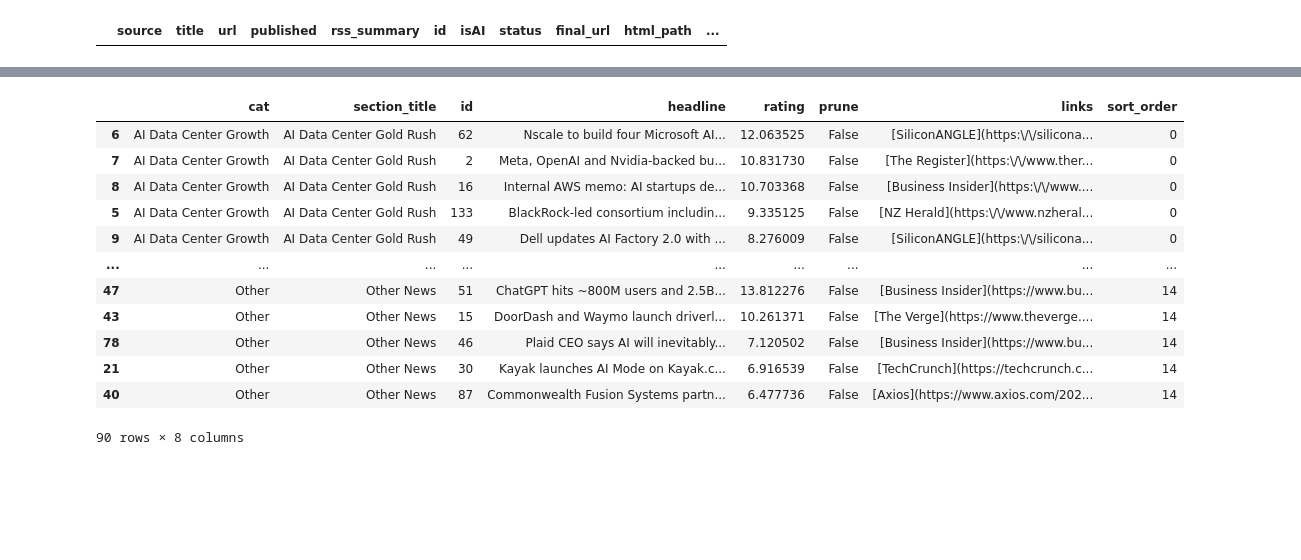
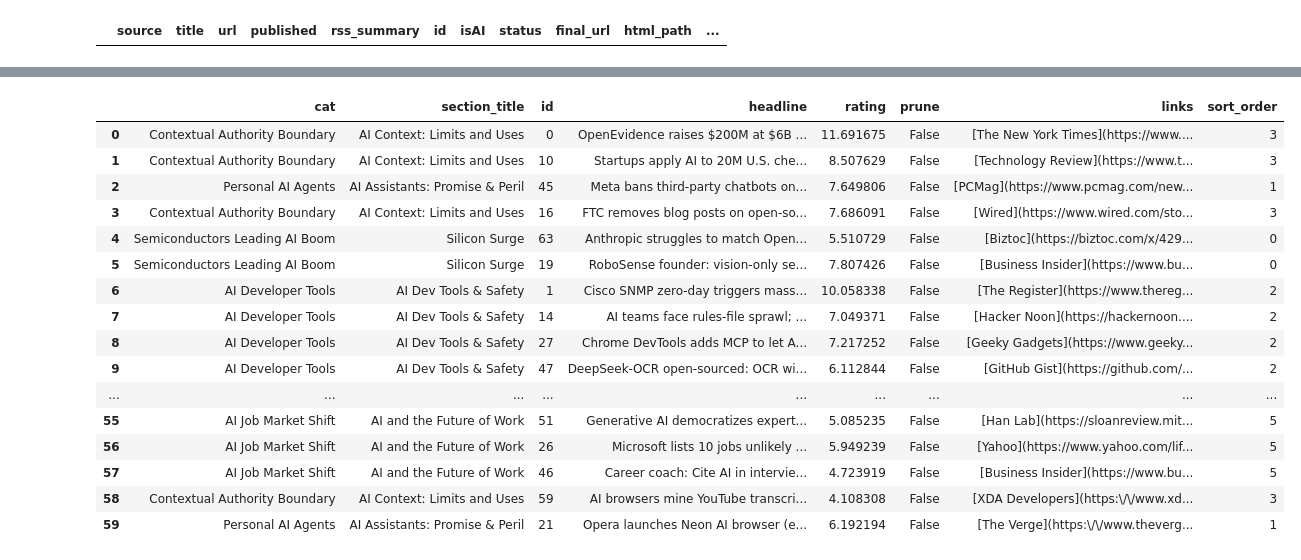
Before and after one commit to druce/OpenAIAgentsSDK, a Jupyter notebook: Run Agent.ipynb, the cells around one changed output, grey strips where cells are left out. Saved outputs shown, nothing was run; the diff lists cells and outputs as text; code cells hidden in the pictures; blank space fills up the shorter version.

Commit message:
refactor newsletter state

```diff
--- a/Run Agent.ipynb
+++ b/Run Agent.ipynb
@@ -145,13 +145,13 @@ sanitize_error_for_logging("log with some bad stuff for the filter: sk-proj-1234
 print("🚀 Creating NewsletterAgent...")
 
 do_download=False
-# reprocess_since=None
-reprocess_since='2025-10-14 19:00:00'
+reprocess_since=None
+# reprocess_since='2025-10-19 08:00:00'
 
 try:
     # set up state
-    session_id = 'test_newsletter_20251016175812252157'
-    step_name = 'step_07_select_sections'
+    session_id = 'test_newsletter_20251020085022924065'
+    step_name = 'cluster_topics'
 #     del session_id, step_names
 except Exception as e:
     print(e)
@@ -1081,21 +1102,25 @@ Drafted 90 stories across 15 sections
 # %%
-newsletter_section_df = state.newsletter_section_df.sort_values(["sort_order", "rating"],ascending=[True, False])
+newsletter_section_df = state.newsletter_section_df
 
 newsletter_section_df
 # %% [output]
 |  | cat | section_title | id | headline | rating | prune | links | sort_order |
-| 6 | AI Data Center Growth | AI Data Center Gold Rush | 62 | Nscale to build four Microsoft AI... | 12.063525 | False | [SiliconANGLE](https:\/\/silicona... | 0 |
-| 7 | AI Data Center Growth | AI Data Center Gold Rush | 2 | Meta, OpenAI and Nvidia-backed bu... | 10.831730 | False | [The Register](https:\/\/www.ther... | 0 |
-| 8 | AI Data Center Growth | AI Data Center Gold Rush | 16 | Internal AWS memo: AI startups de... | 10.703368 | False | [Business Insider](https:\/\/www.... | 0 |
-| 5 | AI Data Center Growth | AI Data Center Gold Rush | 133 | BlackRock-led consortium includin... | 9.335125 | False | [NZ Herald](https:\/\/www.nzheral... | 0 |
-| 9 | AI Data Center Growth | AI Data Center Gold Rush | 49 | Dell updates AI Factory 2.0 with ... | 8.276009 | False | [SiliconANGLE](https:\/\/silicona... | 0 |
+| 0 | Contextual Authority Boundary | AI Context: Limits and Uses | 0 | OpenEvidence raises $200M at $6B ... | 11.691675 | False | [The New York Times](https://www.... | 3 |
+| 1 | Contextual Authority Boundary | AI Context: Limits and Uses | 10 | Startups apply AI to 20M U.S. che... | 8.507629 | False | [Technology Review](https://www.t... | 3 |
+| 2 | Personal AI Agents | AI Assistants: Promise & Peril | 45 | Meta bans third-party chatbots on... | 7.649806 | False | [PCMag](https://www.pcmag.com/new... | 1 |
+| 3 | Contextual Authority Boundary | AI Context: Limits and Uses | 16 | FTC removes blog posts on open-so... | 7.686091 | False | [Wired](https://www.wired.com/sto... | 3 |
+| 4 | Semiconductors Leading AI Boom | Silicon Surge | 63 | Anthropic struggles to match Open... | 5.510729 | False | [Biztoc](https://biztoc.com/x/429... | 0 |
+| 5 | Semiconductors Leading AI Boom | Silicon Surge | 19 | RoboSense founder: vision-only se... | 7.807426 | False | [Business Insider](https://www.bu... | 0 |
+| 6 | AI Developer Tools | AI Dev Tools & Safety | 1 | Cisco SNMP zero-day triggers mass... | 10.058338 | False | [The Register](https://www.thereg... | 2 |
+| 7 | AI Developer Tools | AI Dev Tools & Safety | 14 | AI teams face rules-file sprawl; ... | 7.049371 | False | [Hacker Noon](https://hackernoon.... | 2 |
+| 8 | AI Developer Tools | AI Dev Tools & Safety | 27 | Chrome DevTools adds MCP to let A... | 7.217252 | False | [Geeky Gadgets](https://www.geeky... | 2 |
+| 9 | AI Developer Tools | AI Dev Tools & Safety | 47 | DeepSeek‑OCR open-sourced: OCR wi... | 6.112844 | False | [GitHub Gist](https://github.com/... | 2 |
 | ... | ... | ... | ... | ... | ... | ... | ... | ... |
-| 47 | Other | Other News | 51 | ChatGPT hits ~800M users and 2.5B... | 13.812276 | False | [Business Insider](https://www.bu... | 14 |
-| 43 | Other | Other News | 15 | DoorDash and Waymo launch driverl... | 10.261371 | False | [The Verge](https://www.theverge.... | 14 |
-| 78 | Other | Other News | 46 | Plaid CEO says AI will inevitably... | 7.120502 | False | [Business Insider](https://www.bu... | 14 |
-| 21 | Other | Other News | 30 | Kayak launches AI Mode on Kayak.c... | 6.916539 | False | [TechCrunch](https://techcrunch.c... | 14 |
-| 40 | Other | Other News | 87 | Commonwealth Fusion Systems partn... | 6.477736 | False | [Axios](https://www.axios.com/202... | 14 |
+| 55 | AI Job Market Shift | AI and the Future of Work | 51 | Generative AI democratizes expert... | 5.085235 | False | [Han Lab](https://sloanreview.mit... | 5 |
+| 56 | AI Job Market Shift | AI and the Future of Work | 26 | Microsoft lists 10 jobs unlikely ... | 5.949239 | False | [Yahoo](https://www.yahoo.com/lif... | 5 |
+| 57 | AI Job Market Shift | AI and the Future of Work | 46 | Career coach: Cite AI in intervie... | 4.723919 | False | [Business Insider](https://www.bu... | 5 |
+| 58 | Contextual Authority Boundary | AI Context: Limits and Uses | 59 | AI browsers mine YouTube transcri... | 4.108308 | False | [XDA Developers](https:\/\/www.xd... | 3 |
+| 59 | Personal AI Agents | AI Assistants: Promise & Peril | 21 | Opera launches Neon AI browser (e... | 6.192194 | False | [The Verge](https:\/\/www.theverg... | 1 |
-90 rows × 8 columns
 # %%
 Markdown(state.display_newsletter().replace("$","\\\$"))
 # %% [output]
```
Also changed, not shown: parts of 23 cells of this notebook, 2 other files.
